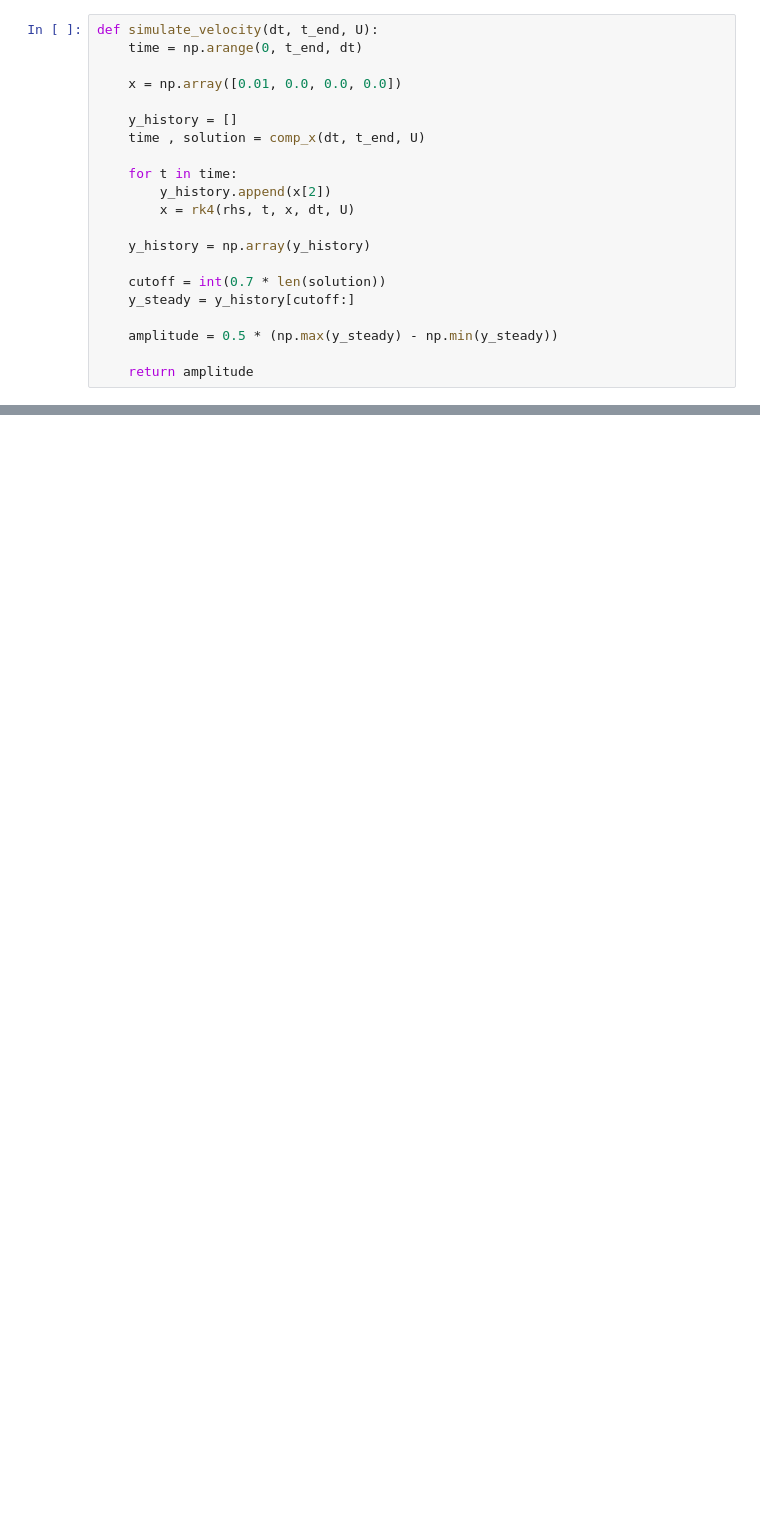
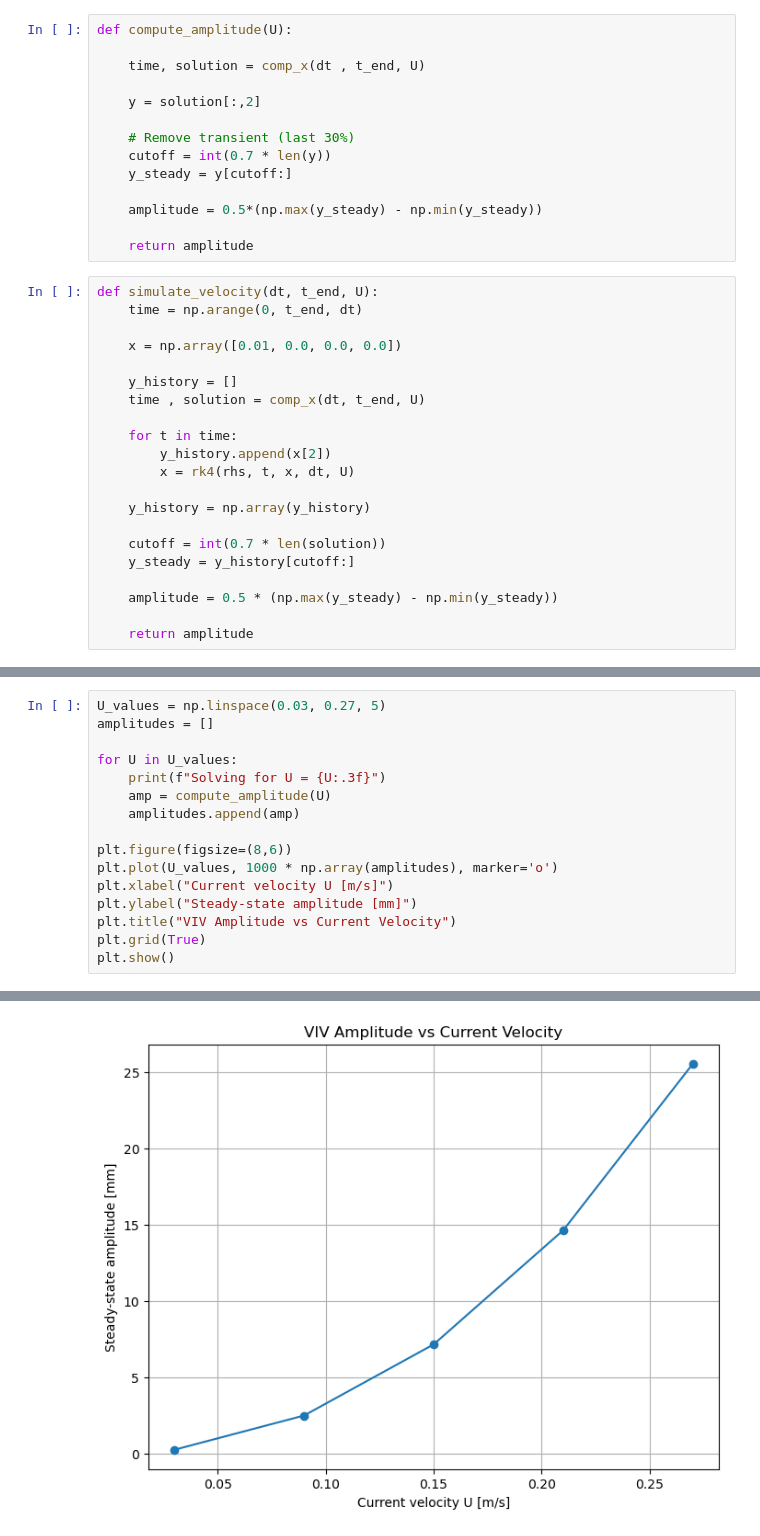
Before and after one commit to JulianEngel1999/FSI_Assignment_2, a Jupyter notebook: VIV.ipynb, the cells around one changed output, grey strips where cells are left out. Cells and saved outputs as stored; diff of their text form; blank space fills up the shorter version.

```diff
--- a/VIV.ipynb
+++ b/VIV.ipynb
@@ -66,6 +65,20 @@ def comp_x(dt, t_end, U):
     print(x)
 
     return time, solution
+# %%
+def compute_amplitude(U):
+
+    time, solution = comp_x(dt , t_end, U)
+
+    y = solution[:,2]
+
+    # Remove transient (last 30%)
+    cutoff = int(0.7 * len(y))
+    y_steady = y[cutoff:]
+
+    amplitude = 0.5*(np.max(y_steady) - np.min(y_steady))
+
+    return amplitude
 # %%
 def simulate_velocity(dt, t_end, U):
     time = np.arange(0, t_end, dt)
@@ -129,0 +143,17 @@ Simulation completed in 5.64 seconds.
+# %%
+U_values = np.linspace(0.03, 0.27, 5)
+amplitudes = []
+
+for U in U_values:
+    print(f"Solving for U = {U:.3f}")
+    amp = compute_amplitude(U)
+    amplitudes.append(amp)
+
+plt.figure(figsize=(8,6))
+plt.plot(U_values, 1000 * np.array(amplitudes), marker='o')
+plt.xlabel("Current velocity U [m/s]")
+plt.ylabel("Steady-state amplitude [mm]")
+plt.title("VIV Amplitude vs Current Velocity")
+plt.grid(True)
+plt.show()
+# %% [output]
@@ -129,0 +170 @@ Simulation completed in 5.64 seconds.
+[figure, added]
```
Also changed, not shown: parts of 3 cells of this notebook.
